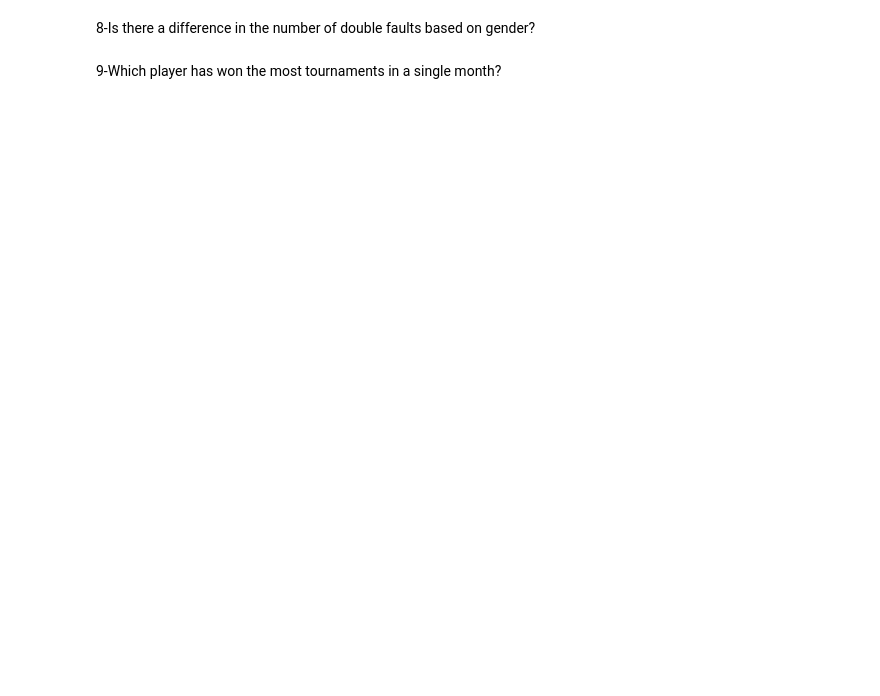
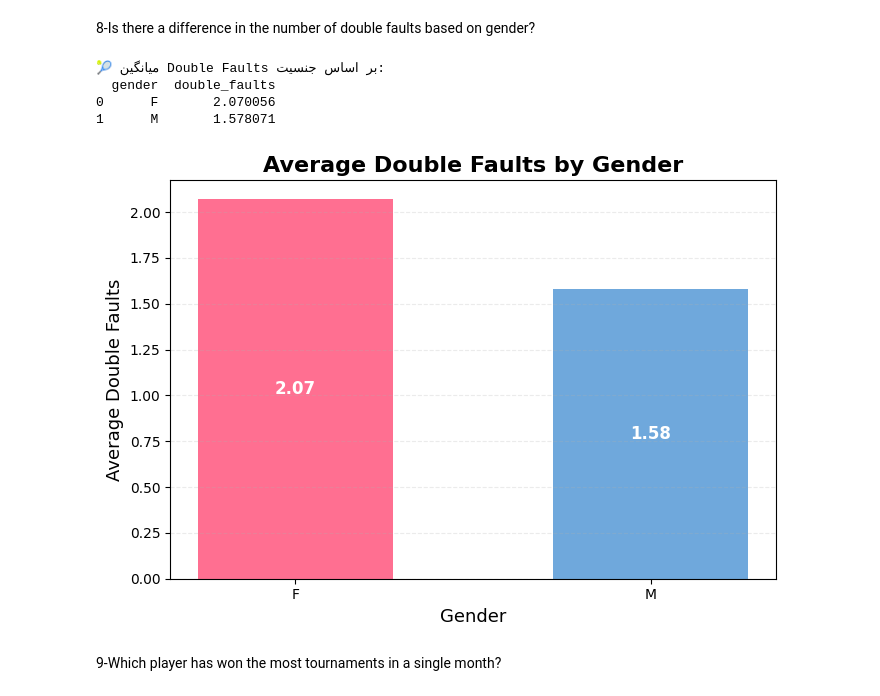
Before and after one commit to MahdieBahrami20/Tennis_project, a Jupyter notebook: notebook/khandan_zamani_firoozbahrami.ipynb, the cells around one changed output. Drawn from its saved outputs; the diff is of its cells as text; code cells hidden in the pictures; blank space fills up the shorter version.

```diff
--- a/notebook/khandan_zamani_firoozbahrami.ipynb
+++ b/notebook/khandan_zamani_firoozbahrami.ipynb
@@ -77,17 +84,17 @@ final_mean_height
 3-Which player has the highest number of wins?
 # %%
 import pandas as pd
-file_path=r"C:\Users\Dell\.vscode\DataScienceProjects\daneshkar_first_team_project\data\processed\away_team.csv"
+file_path=r"..\data\processed\away_team.csv"
 away_team_df=pd.read_csv(file_path)
 #away_team_df.head()
 
 
-file_path=r"C:\Users\Dell\.vscode\DataScienceProjects\daneshkar_first_team_project\data\processed\home_team.csv"
+file_path=r"..\data\processed\home_team.csv"
 home_team_df=pd.read_csv(file_path)
 #home_team_df.head()
 
 
-file_path=r"C:\Users\Dell\.vscode\DataScienceProjects\daneshkar_first_team_project\data\processed\event.csv"
+file_path=r"..\data\processed\event.csv"
 event_df=pd.read_csv(file_path)
 #event_df.head()
 
@@ -211,7 +265,7 @@ display(win_counts)
 import pandas as pd
 
 # مسیر فایل
-path = r"E:\tennis project\data\statistics.csv"
+path = r"..\data\processed\statistics.csv"
 
 # خواندن فایل CSV
 statics = pd.read_csv(path)
@@ -275,9 +334,9 @@ plt.show()
 import pandas as pd
 
 # --- خواندن فایل‌ها ---
-statics = pd.read_csv(r"E:\tennis project\data\statistics.csv")
-home = pd.read_csv(r"E:\tennis project\data\home_team.csv")
-away = pd.read_csv(r"E:\tennis project\data\away_team.csv")
+statics = pd.read_csv(r"..\data\processed\statistics.csv")
+home = pd.read_csv(r"..\data\processed\home_team.csv")
+away = pd.read_csv(r"..\data\processed\away_team.csv")
 
 # --- تابع تمیزسازی ---
 def clean_dataframe(df):
@@ -306,30 +365,77 @@ statics['statistic_name'] = statics['statistic_name'].astype(str).str.strip().st
 
 # --- عددی کردن مقادیر آماری ---
 for col in ['home_value', 'away_value']:
     statics[col] = pd.to_numeric(statics[col], errors='coerce')
 
 # --- فیلتر double faults مطابق CSV تو ---
 df = statics[statics["statistic_name"].str.contains("double_fault", case=False, na=False)].copy()
 
 # --- اضافه کردن جنسیت بازیکنان ---
 home_faults = df[['match_id','home_value']].merge(home[['match_id','gender']], on='match_id', how='left')
 home_faults.rename(columns={'home_value':'double_faults','gender':'gender'}, inplace=True)
 
 away_faults = df[['match_id','away_value']].merge(away[['match_id','gender']], on='match_id', how='left')
 away_faults.rename(columns={'away_value':'double_faults','gender':'gender'}, inplace=True)
 
 # --- ترکیب خانگی و مهمان ---
 all_faults = pd.concat([home_faults, away_faults], ignore_index=True)
 
 # --- حذف رکوردهای خالی ---
 all_faults = all_faults.dropna(subset=['double_faults','gender'])
 
 # --- میانگین Double Faults به ازای هر بازی بر اساس جنسیت ---
 result = all_faults.groupby('gender', as_index=False)['double_faults'].mean()
 
 # --- نمایش خروجی ---
 print("🎾 میانگین Double Faults بر اساس جنسیت:")
 print(result)
 
 # --- بررسی 10 ردیف اول دیتافریم ---
 all_faults.head(10)
+
+
+import matplotlib.pyplot as plt
+
+plt.figure(figsize=(7,5))
+
+# رنگ‌ها
+colors = {"F": "#FF6F91", "M": "#6FA8DC"}
+
+
+# رسم نمودار بدون خط دور ستون‌ها
+bars = plt.bar(
+    result["gender"],
+    result["double_faults"],
+    color=[colors[g] for g in result["gender"]],
+    width=0.55
+)
+
+# عنوان و محور
+plt.title("Average Double Faults by Gender", fontsize=16, fontweight='bold')
+plt.xlabel("Gender", fontsize=13)
+plt.ylabel("Average Double Faults", fontsize=13)
+
+# خطوط شبکه
+plt.grid(axis='y', linestyle="--", alpha=0.25)
+
+# *** لیبل داخل ستون ***
+for bar in bars:
+    height = bar.get_height()
+    plt.text(
+        bar.get_x() + bar.get_width()/2,
+        height * 0.5,             # وسط ستون
+        f"{height:.2f}",
+        ha='center', va='center',
+        fontsize=12,
+        color="white",            # داخل ستون بهتر دیده بشه
+        fontweight="bold"
+    )
+
+plt.tight_layout()
+plt.show()
+# %% [output]
+🎾 میانگین Double Faults بر اساس جنسیت:
+  gender  double_faults
+0      F       2.070056
+1      M       1.578071
+[figure, added]
```
Also changed, not shown: parts of 25 cells of this notebook.
